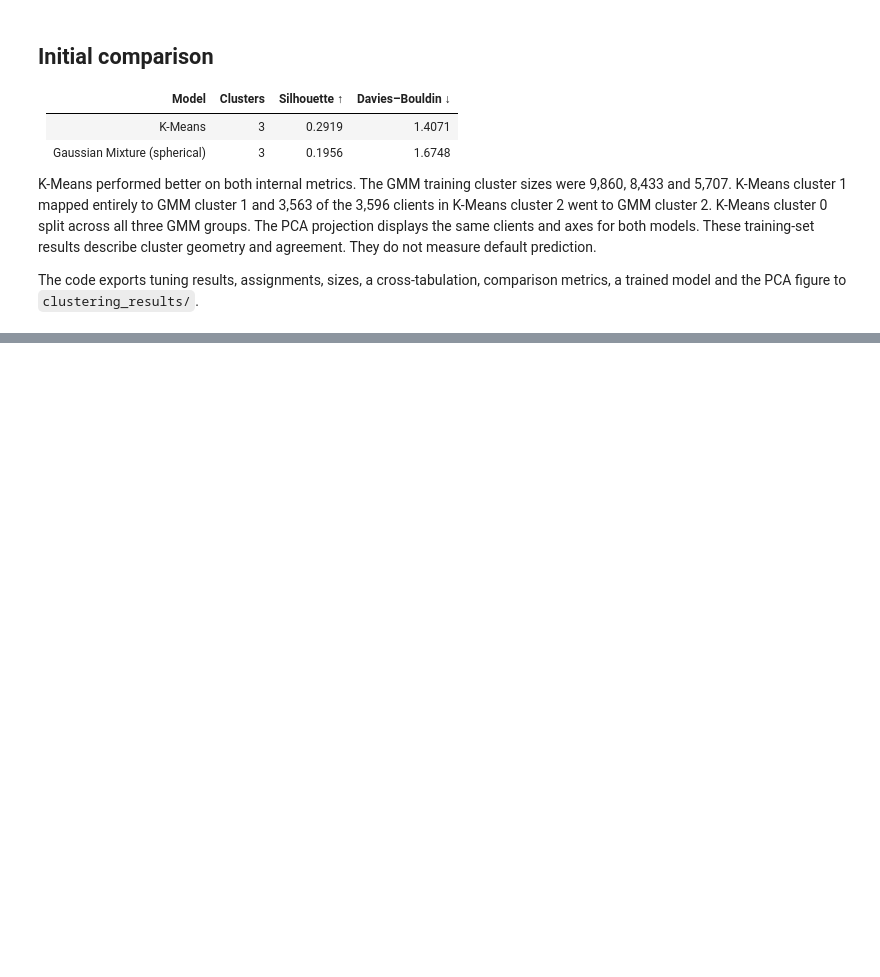
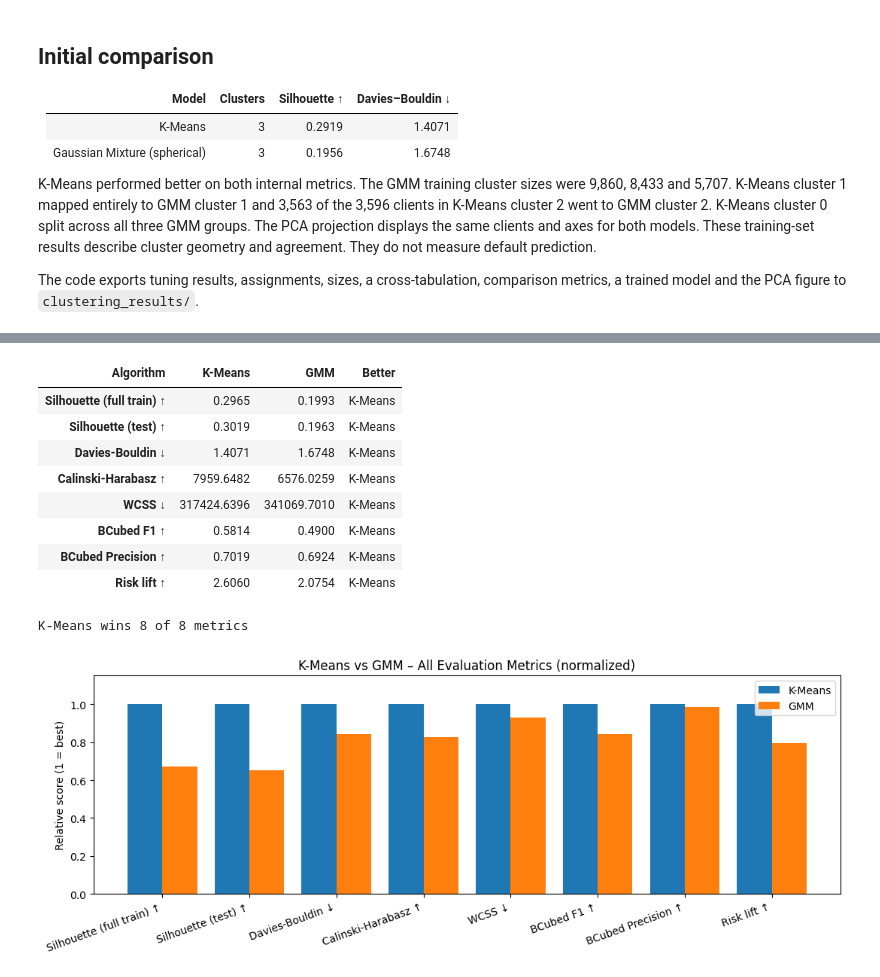
Before and after one commit to r-raghad/SWE485-Project-Group1, a Jupyter notebook: Phase2_Unsupervised_Learning.ipynb, the cells around one changed output, grey strips where cells are left out. Cells and saved outputs as stored; diff of their text form; code cells hidden in the pictures; blank space fills up the shorter version.

```diff
--- a/Phase2_Unsupervised_Learning.ipynb
+++ b/Phase2_Unsupervised_Learning.ipynb
@@ -528,0 +816,51 @@ The code exports tuning results, assignments, sizes, a cross-tabulation, compari
+# %%
+# one table with everything (train set) + which algorithm wins each metric
+tr = internal[internal.Split == "train"].set_index("Algorithm")
+summary = pd.DataFrame({
+    "Silhouette (full train) ↑": tr["Silhouette"],
+    "Silhouette (test) ↑": internal[internal.Split == "test"].set_index("Algorithm")["Silhouette"],
+    "Davies-Bouldin ↓": tr["Davies-Bouldin"],
+    "Calinski-Harabasz ↑": tr["Calinski-Harabasz"],
+    "WCSS ↓": tr["WCSS"],
+    "BCubed F1 ↑": external["BCubed F1"],
+    "BCubed Precision ↑": external["BCubed Precision"],
+    "Risk lift ↑": external["Risk lift (highest / overall)"],
+}).loc[["K-Means", "GMM"]].T
+
+summary["Better"] = [
+    ("K-Means" if summary.loc[m, "K-Means"] < summary.loc[m, "GMM"] else "GMM") if "↓" in m
+    else ("K-Means" if summary.loc[m, "K-Means"] > summary.loc[m, "GMM"] else "GMM")
+    for m in summary.index]
+summary.to_csv(RESULTS_DIR / "clustering_evaluation_summary.csv")
+display(summary.round(4))
+print("K-Means wins", (summary.Better == "K-Means").sum(), "of", len(summary), "metrics")
+
+# visual comparison (normalized so that 1 = best of the two)
+fig, ax = plt.subplots(figsize=(11, 4.2))
+norm = summary[["K-Means", "GMM"]].copy()
+for m in norm.index:
+    v = norm.loc[m]
+    norm.loc[m] = v.min() / v if "↓" in m else v / v.max()
+x = np.arange(len(norm))
+ax.bar(x - 0.2, norm["K-Means"], 0.4, label="K-Means", color="tab:blue")
+ax.bar(x + 0.2, norm["GMM"], 0.4, label="GMM", color="tab:orange")
+ax.set_xticks(x, norm.index, rotation=20, ha="right")
+ax.set_ylabel("Relative score (1 = best)")
+ax.set_ylim(0, 1.15)
+ax.set_title("K-Means vs GMM – All Evaluation Metrics (normalized)")
+ax.legend()
+plt.tight_layout()
+plt.savefig(PLOTS_DIR / "eval_algorithm_comparison.png", dpi=150, bbox_inches="tight")
+plt.show()
+# %% [output]
+| Algorithm | K-Means | GMM | Better |
+| Silhouette (full train) ↑ | 0.2965 | 0.1993 | K-Means |
+| Silhouette (test) ↑ | 0.3019 | 0.1963 | K-Means |
+| Davies-Bouldin ↓ | 1.4071 | 1.6748 | K-Means |
+| Calinski-Harabasz ↑ | 7959.6482 | 6576.0259 | K-Means |
+| WCSS ↓ | 317424.6396 | 341069.7010 | K-Means |
+| BCubed F1 ↑ | 0.5814 | 0.4900 | K-Means |
+| BCubed Precision ↑ | 0.7019 | 0.6924 | K-Means |
+| Risk lift ↑ | 2.6060 | 2.0754 | K-Means |
+K-Means wins 8 of 8 metrics
+[figure, added]
```
Also changed, not shown: parts of 39 cells of this notebook, 12 other files.
